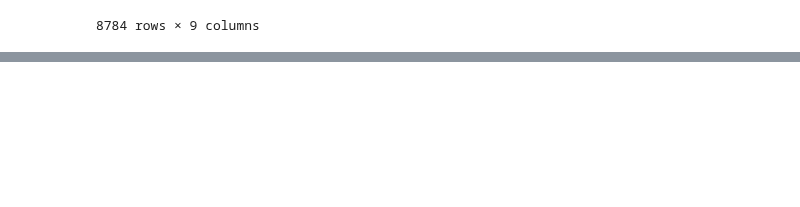
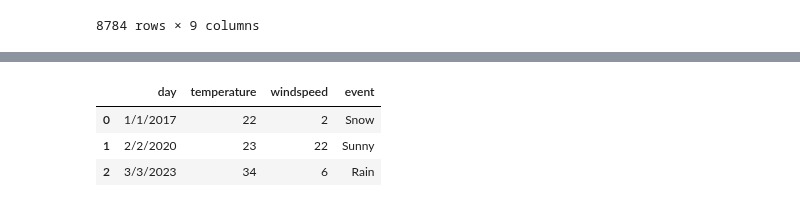
Before and after one commit to Tanay-Dwivedi/DADS-practice, a Jupyter notebook: Python/Pandas/pandas_practice.ipynb, the cells around one changed output, grey strips where cells are left out. Saved outputs shown, nothing was run; the diff lists cells and outputs as text; code cells hidden in the pictures; blank space fills up the shorter version.

```diff
--- a/Python/Pandas/pandas_practice.ipynb
+++ b/Python/Pandas/pandas_practice.ipynb
@@ -214,0 +276,31 @@ df
+# %%
+# from list of dictionaries
+
+weather_data = [
+    {
+    "day": "1/1/2017",
+    "temperature": 22,
+    "windspeed": 2,
+    "event": "Snow"
+    },
+    {
+    "day": "2/2/2020",
+    "temperature": 23,
+    "windspeed": 22,
+    "event": "Sunny"
+    },
+    {
+    "day": "3/3/2023",
+    "temperature": 34,
+    "windspeed": 6,
+    "event": "Rain"
+    }
+]
+
+df = pd.DataFrame(weather_data)
+df
+# %% [output]
+|  | day | temperature | windspeed | event |
+| 0 | 1/1/2017 | 22 | 2 | Snow |
+| 1 | 2/2/2020 | 23 | 22 | Sunny |
+| 2 | 3/3/2023 | 34 | 6 | Rain |
```
Also changed, not shown: parts of 6 cells of this notebook.
